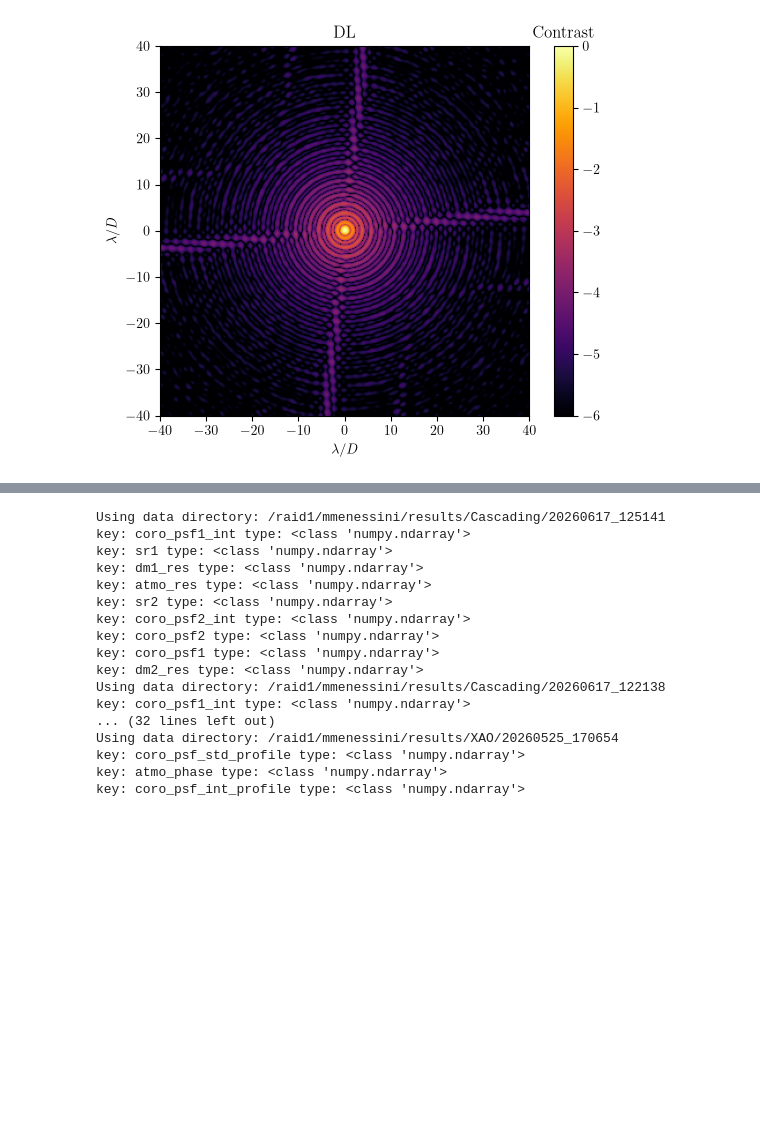
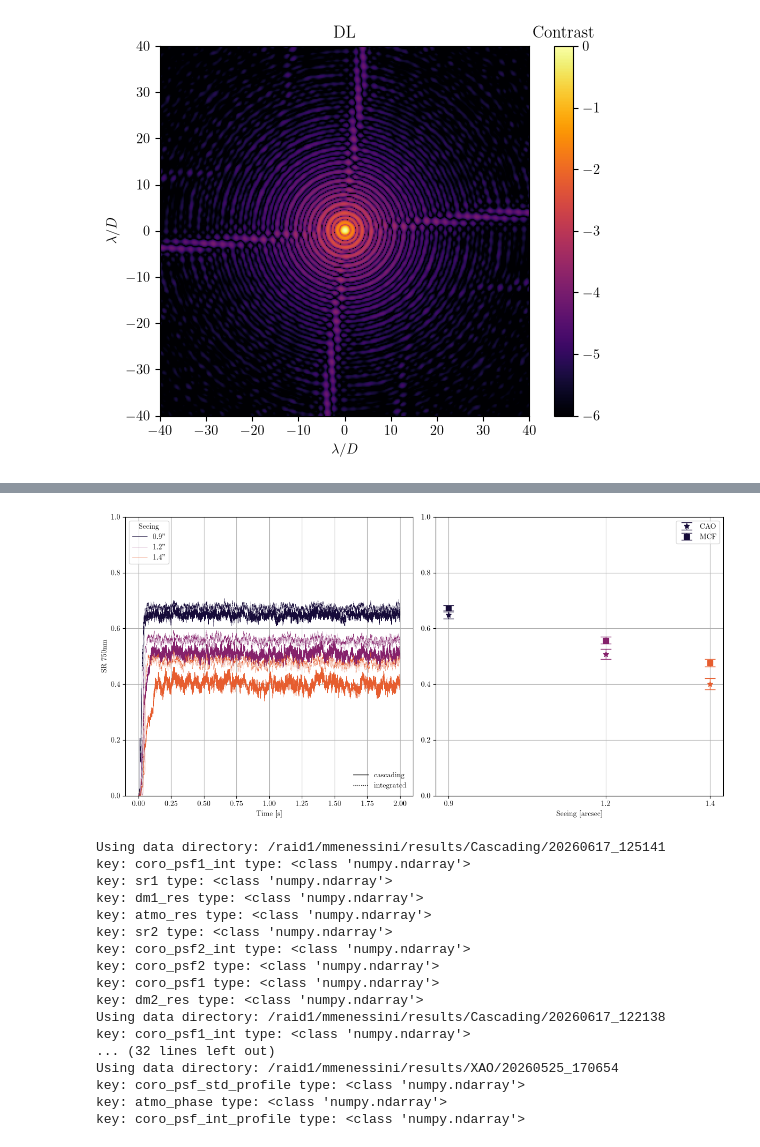
Before and after one commit to Menessao/SPECULA, a Jupyter notebook: config/SensorFusion/paperPlots.ipynb, the cells around one changed output, grey strips where cells are left out. Drawn from its saved outputs; the diff is of its cells as text; code cells hidden in the pictures; blank space fills up the shorter version.

```diff
--- a/config/SensorFusion/paperPlots.ipynb
+++ b/config/SensorFusion/paperPlots.ipynb
@@ -226,3 +301,71 @@ KeyError: 'sr1'
+# %%
+from matplotlib.lines import Line2D
+
+plt.figure(figsize=(12, 6))
+ax1 = plt.subplot(1, 2, 1)
+
+line_cao_09, = ax1.plot(tvec, cao09['sr2'][::2], '-', c='C0', linewidth=0.5, markersize=1, label='0.9"')
+line_cao_12, = ax1.plot(tvec, cao12['sr2'][::2], '-', c='C2', linewidth=0.5, markersize=1, label='1.2"')
+line_cao_14, = ax1.plot(tvec, cao14['sr2'][::2], '-', c='C4', linewidth=0.5, markersize=1, label='1.4"')
+
+line_mcf_09, = ax1.plot(tvec, mcf09['sr'], ':', c='C0', linewidth=0.5, markersize=1)
+line_mcf_12, = ax1.plot(tvec, mcf12['sr'], ':', c='C2', linewidth=0.5, markersize=1)
+line_mcf_14, = ax1.plot(tvec, mcf14['sr'], ':', c='C4', linewidth=0.5, markersize=1)
+
+leg1 = ax1.legend(
+    handles=[line_cao_09, line_cao_12, line_cao_14],
+    labels=['0.9"', '1.2"', '1.4"'],
+    title='Seeing',
+    loc='upper left',
+)
+ax1.add_artist(leg1)
+
+style_handles = [
+    Line2D([0], [0], color='k', linestyle='-', linewidth=1),
+    Line2D([0], [0], color='k', linestyle=':', linewidth=1),
+]
+style_labels = ['cascading', 'integrated']
+ax1.legend(
+    handles=style_handles,
+    labels=style_labels,
+    loc='lower right',
+    frameon=False,
+)
+
+ax1.set_ylim([0, 1])
+ax1.grid()
+ax1.set_ylabel('SR 750nm')
+ax1.set_xlabel('Time [s]')
+
+ax2 = plt.subplot(1, 2, 2)
+
+cao_means = np.array([cao09_sr, cao12_sr, cao14_sr])
+cao_stds = np.array([cao09_std, cao12_std, cao14_std])
+mcf_means = np.array([mcf09_sr, mcf12_sr, mcf14_sr])
+mcf_stds = np.array([mcf09_std, mcf12_std, mcf14_std])
+
+for i in range(3):
+    ax2.errorbar(
+        seeings[i], cao_means[i], yerr=cao_stds[i],
+        fmt='*', color=f'C{i*2}', label='CAO',
+        capsize=7, elinewidth=1, markersize=7
+    )
+    ax2.errorbar(
+        seeings[i], mcf_means[i], yerr=mcf_stds[i],
+        fmt='s', color=f'C{i*2}', label='MCF',
+        capsize=7, elinewidth=1, markersize=7
+    )
+    if i == 0:
+        ax2.legend()
+
+ax2.set_xticks(seeings)
+ax2.set_xlabel('Seeing ["]')
+ax2.set_ylim([0, 1])
+ax2.grid()
+
+plt.tight_layout()
+# %% [output]
+[figure, added]
 # %%
 cao = get_sim_data(cascading_dir,tn='20260617_125141')
 caoclose = get_sim_data(cascading_dir,tn='20260617_122138') #,tn='20260620_154128')
```
Also changed, not shown: parts of 5 cells of this notebook, 2 other files.
